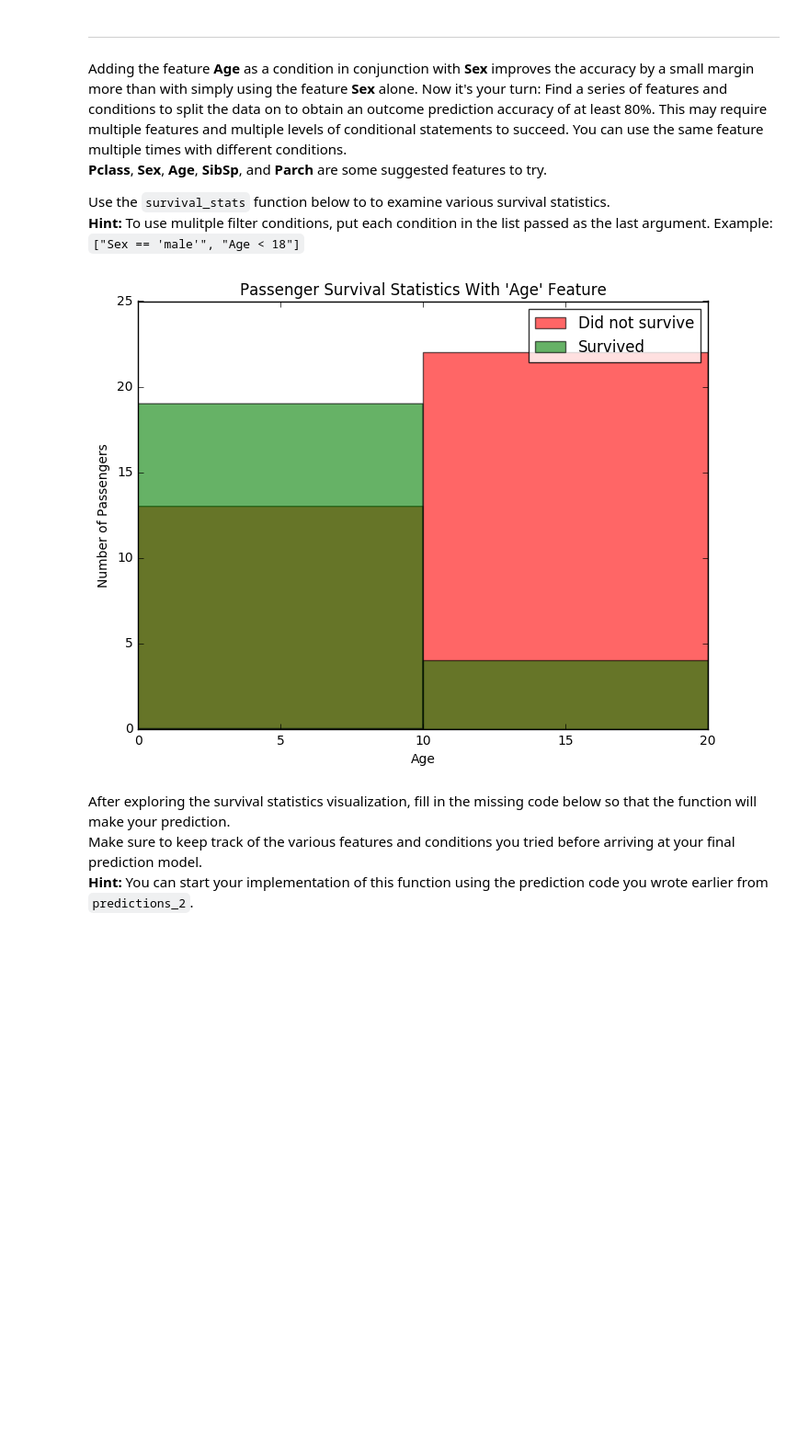
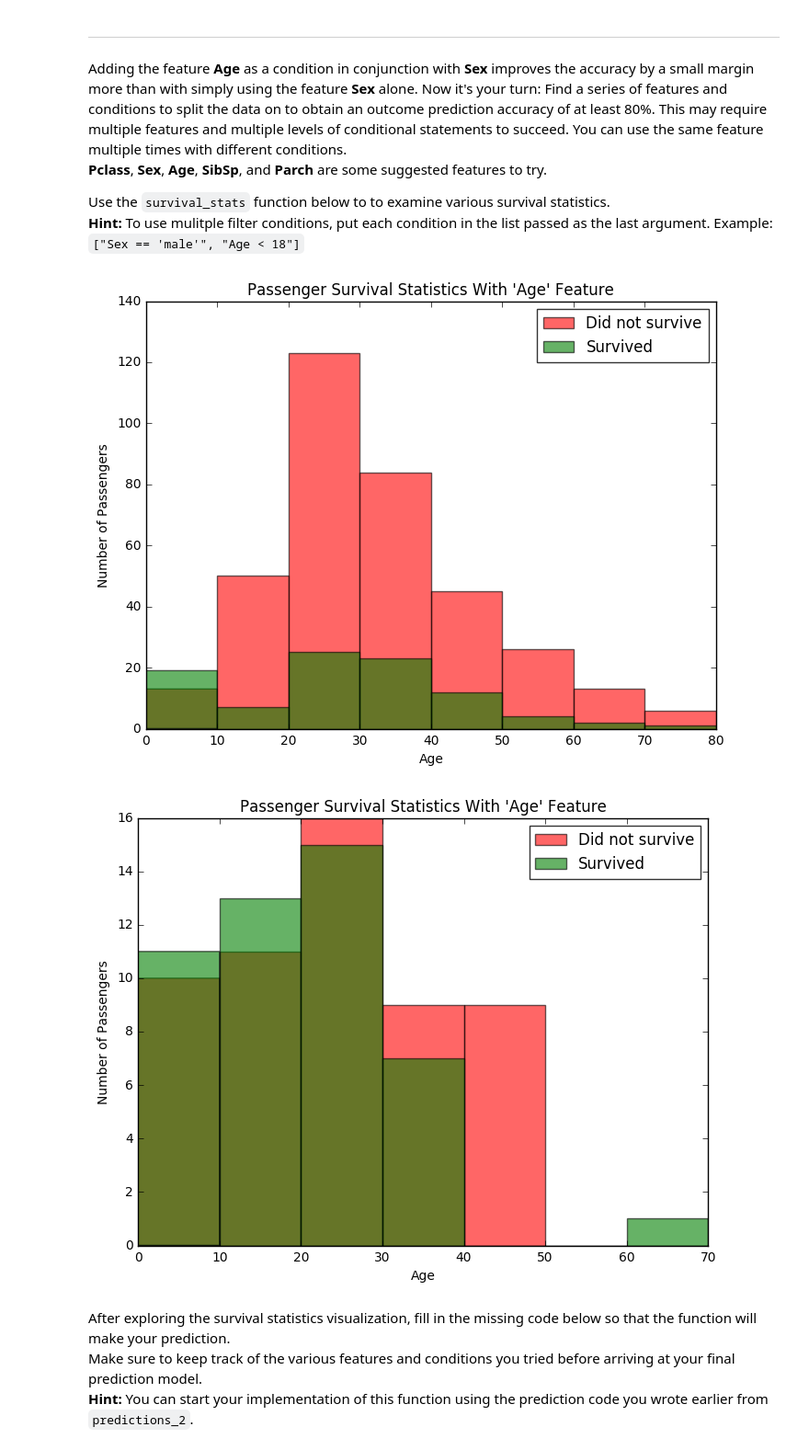
Before and after one commit to adarshmammen/machine-learning, a Jupyter notebook: projects/titanic_survival_exploration/titanic_survival_exploration.ipynb, the cells around one changed output. Shown: that part at 92% size. Saved outputs shown, nothing was run; the diff lists cells and outputs as text; code cells hidden in the pictures; blank space fills up the shorter version.

Commit message:
completed titanic_survival_exploration

```diff
--- a/projects/titanic_survival_exploration/titanic_survival_exploration.ipynb
+++ b/projects/titanic_survival_exploration/titanic_survival_exploration.ipynb
@@ -211,9 +211,13 @@ Adding the feature **Age** as a condition in conjunction with **Sex** improves t
 Use the `survival_stats` function below to to examine various survival statistics.
 **Hint:** To use mulitple filter conditions, put each condition in the list passed as the last argument. Example: `["Sex == 'male'", "Age < 18"]`
 # %%
-vs.survival_stats(data, outcomes, 'Age', ["Sex == 'male'", "Age < 18"])
+vs.survival_stats(data, outcomes, 'Age', ["Sex == 'male'"])
 # %% [output]
-[figure, old version]
+[figure, new version]
+# %%
+vs.survival_stats(data, outcomes, 'Age', ["Sex == 'female'", "Age < 100", "Pclass == 3"])
+# %% [output]
+[figure, added]
 # %% [markdown]
 After exploring the survival statistics visualization, fill in the missing code below so that the function will make your prediction.
 Make sure to keep track of the various features and conditions you tried before arriving at your final prediction model.
```
Also changed, not shown: parts of 7 cells of this notebook, 1 other file.
